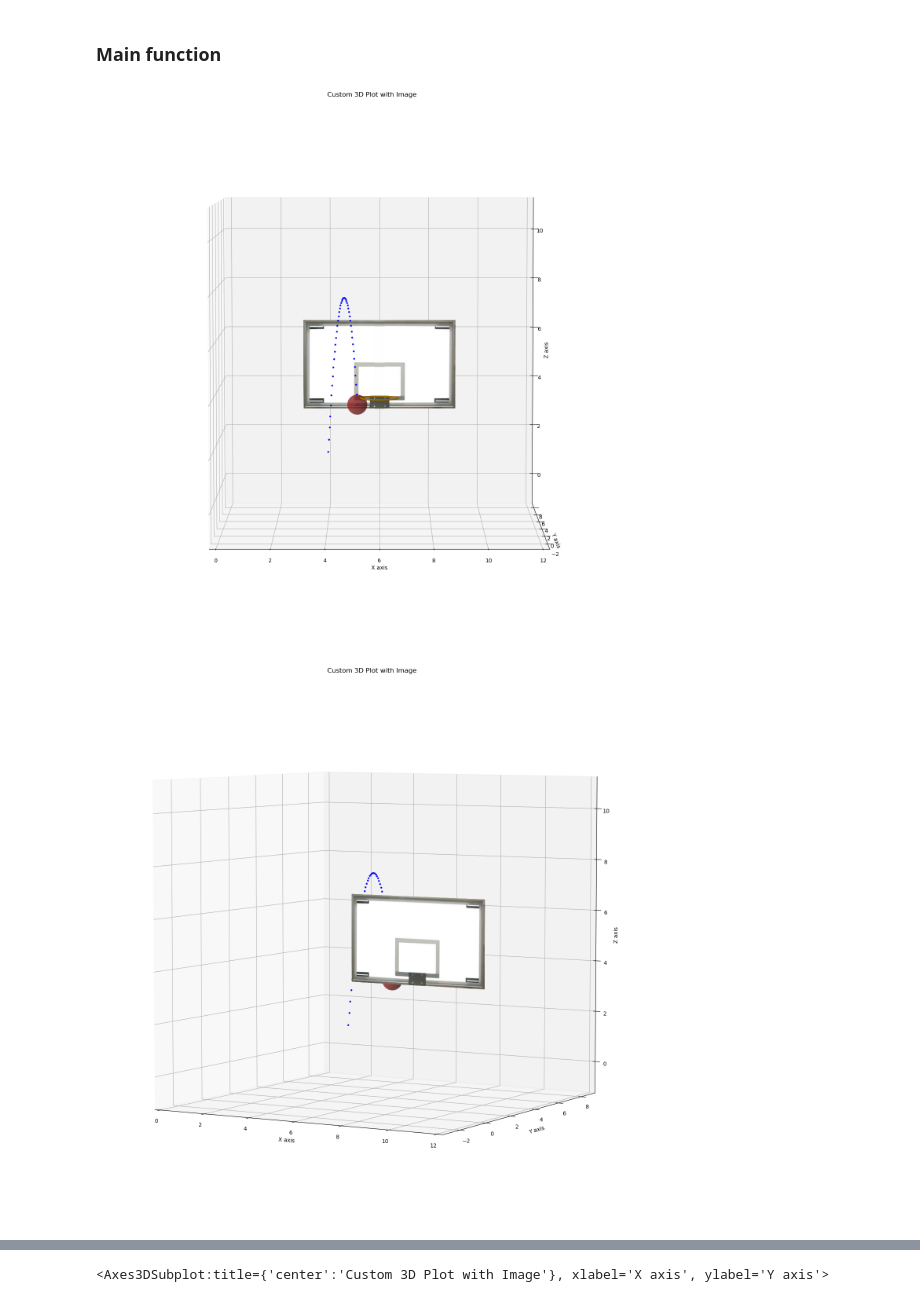
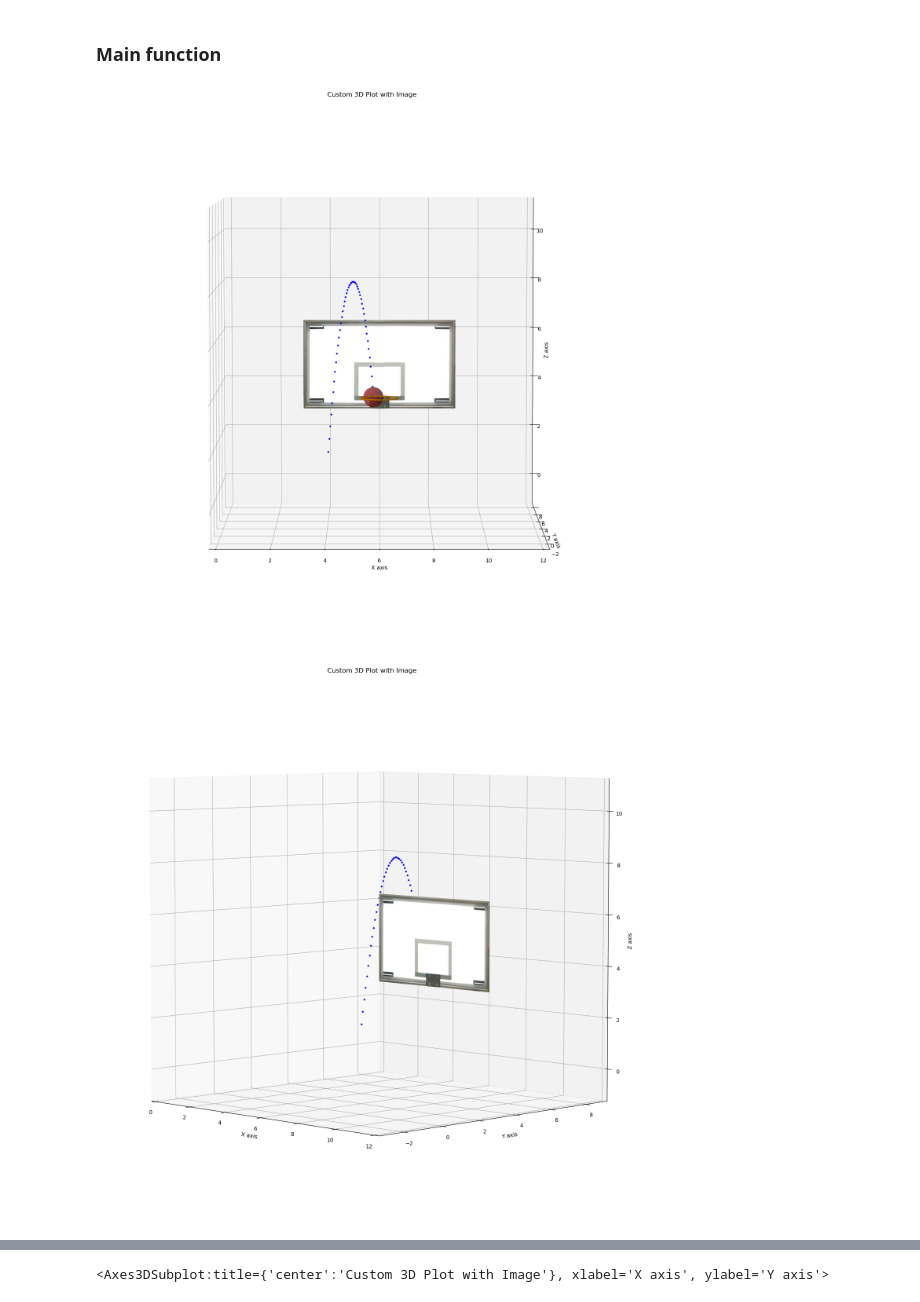
Before and after one commit to JuanTheEngineer/ML-ProjectIncubator, a Jupyter notebook: RL-KyrieLearning.ipynb, the cells around one changed output, grey strips where cells are left out. Saved outputs shown, nothing was run; the diff lists cells and outputs as text; code cells hidden in the pictures.

```diff
--- a/RL-KyrieLearning.ipynb
+++ b/RL-KyrieLearning.ipynb
@@ -58,7 +60,7 @@ def projectile_motion(initial_position, initial_velocity, gravity=-32.17, time_s
 
 # set initial values
 initial_pos = [4, 4, 1.5]
-initial_vel = [1., 1.5, 20.]
+initial_vel = [1.5, 1.5,21.]
 
 trajectory = projectile_motion(initial_pos, initial_vel)
 # %% [output]
@@ -216,11 +216,11 @@ def plot_model(img, view_angle=(30, 60), width=6, height=3.5, center_x=6, center
 # %%
 %%time
 # Example usage
 image_path = "./backboard.png"
 img = load_and_process_image(image_path)
 plot_model(img, view_angle=(5, -90))
-plot_model(img, view_angle=(5, -60))
+plot_model(img, view_angle=(5, -45))
 plot_model(img, view_angle=(5, 0))
 # %% [output]
-[figure, old version]
+[figure, new version]
-[figure, old version]
+[figure, new version]
```
Also changed, not shown: parts of 4 cells of this notebook, 2 other files.
